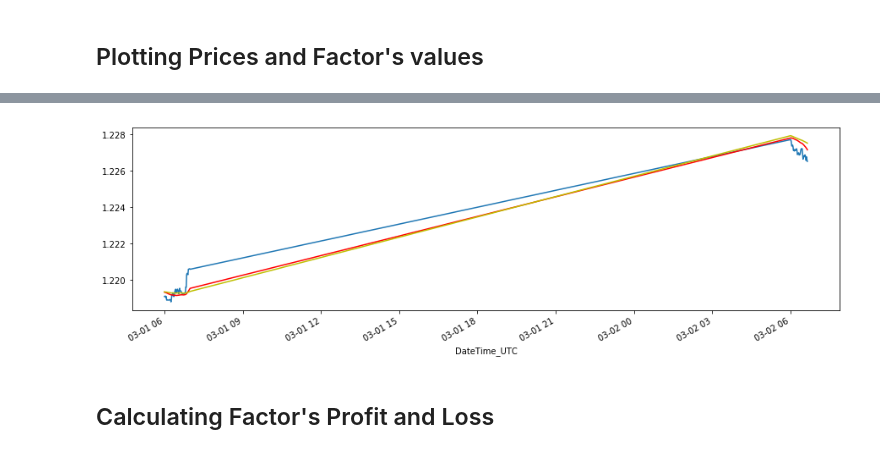
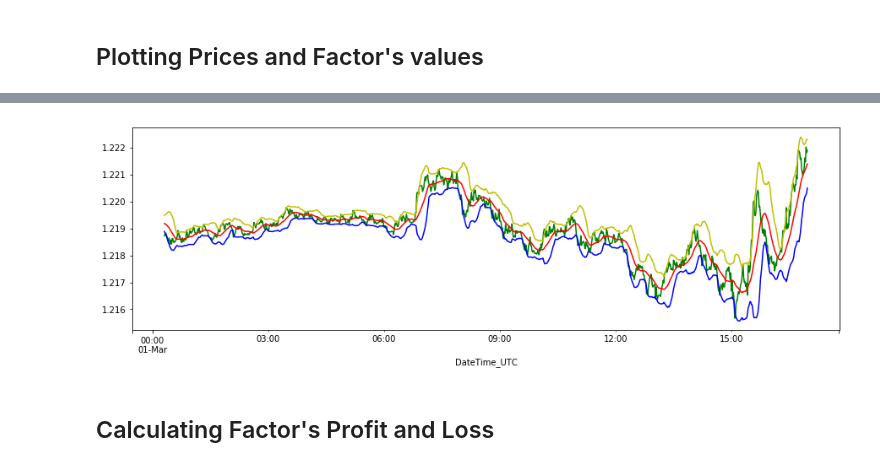
Before and after one commit to radocisar/JupyterGit, a Jupyter notebook: FX_Analysis/FX_Data_Analysis.ipynb, the cells around one changed output, grey strips where cells are left out. Cells and saved outputs as stored; diff of their text form; code cells hidden in the pictures.

```diff
--- a/FX_Analysis/FX_Data_Analysis.ipynb
+++ b/FX_Analysis/FX_Data_Analysis.ipynb
@@ -83,10 +88,15 @@ min_1_analyzed_df.head()
 # %% [markdown]
 ### Calculate factors
 # %%
-min_1_analyzed_df["SMA10"] = min_1_analyzed_df["Close"].rolling(45).mean()
-min_1_analyzed_df["SMA20"] = min_1_analyzed_df["Close"].rolling(105).mean()
-min_1_analyzed_df["Close_vs_SMA20"] = min_1_analyzed_df["SMA20"] - min_1_analyzed_df["Close"]
-min_1_analyzed_df["SMA10_vs_SMA20"] = min_1_analyzed_df["SMA10"] - min_1_analyzed_df["SMA20"]
-min_1_analyzed_df["SMA10_vs_SMA20_Shifted"] = min_1_analyzed_df["SMA10_vs_SMA20"].shift(1)
-min_1_analyzed_df.head()
+min_1_analyzed_df["Middle_Band"] = min_1_analyzed_df["Close"].rolling(20).mean()
+min_1_analyzed_df["Upper_Band"] = min_1_analyzed_df["Middle_Band"] + (min_1_analyzed_df["Close"].rolling(20).std()*2)
+min_1_analyzed_df["Lower_Band"] = min_1_analyzed_df["Middle_Band"] - (min_1_analyzed_df["Close"].rolling(20).std()*2)
+min_1_analyzed_df["Lower_Band_Shifted"] = min_1_analyzed_df["Lower_Band"].shift(1)
+min_1_analyzed_df["Upper_Band_Shifted"] = min_1_analyzed_df["Upper_Band"].shift(1)
+min_1_analyzed_df["Is_Prev_Cndl_Up"] = (min_1_analyzed_df["Close"].shift(1) - min_1_analyzed_df["Open"].shift(1)) >= 0)
+min_1_analyzed_df["Five_per_std"] = min_1_analyzed_df["Close"].rolling(5).std()
+
+# min_1_analyzed_df["SMA10_vs_SMA20"] = min_1_analyzed_df["SMA10"] - min_1_analyzed_df["SMA20"]
+# min_1_analyzed_df["SMA10_vs_SMA20_Shifted"] = min_1_analyzed_df["SMA10_vs_SMA20"].shift(1)
+min_1_analyzed_df.head(25)
 # %% [output]
@@ -160,5 +199,5 @@ min_1_analyzed_df.head(100)
 # %%
-class po:
+class pos_open:
 
     is_position_open = False
 
@@ -170,21 +209,21 @@ class po:
             cls.is_position_open = False
 
 def enter_factor(row):
-    if (row.SMA10_vs_SMA20 < 0) & (row.Close_vs_SMA20 > 0) & (row.SMA10_vs_SMA20_Shifted >= 0) & (po.is_position_open == False):
+    if (row.SMA10_vs_SMA20 < 0) & (row.Close_vs_SMA20 > 0) & (row.SMA10_vs_SMA20_Shifted >= 0) & (pos_open.is_position_open == False):
         entry = True
     else:
         entry = False
     return entry
 
 def take_profit(row):
-    if (row.Close_vs_SMA20 < 0) & (po.is_position_open == True):
+    if (row.Close_vs_SMA20 < 0) & (pos_open.is_position_open == True):
         take_prft = True
     else:
         take_prft = False
     return take_prft
 
 # def stop_loss(row):
-#     if (row.Close_vs_SMA20 < 0) & (po.is_position_open == True):
+#     if (row.Close_vs_SMA20 < 0) & (pos_open.is_position_open == True):
 #         stop_lss = True
 #     else:
 #         stop_lss = False
@@ -192,24 +231,24 @@ def take_profit(row):
 
 def action_func(row):
 
-    #rtn = str(po.is_position_open)
+    #rtn = str(pos_open.is_position_open)
 
     # Enter position
     if enter_factor(row):
-        po.position_opened(opened=True)
-        #rtn = rtn + "_" + str(po.is_position_open)
+        pos_open.position_opened(opened=True)
+        #rtn = rtn + "_" + str(pos_open.is_position_open)
         return "Entered" #+ "_" + rtn
         #print("3")
 
     # Check if exit criteria has been met
     elif take_profit(row):
-        po.position_opened(opened=False)
-        #rtn = rtn + "_" + str(po.is_position_open)
+        pos_open.position_opened(opened=False)
+        #rtn = rtn + "_" + str(pos_open.is_position_open)
         return "Took Profit" #+ "_" + rtn
 
     # Check if exit criteria has been met
 #     elif stop_loss(row):
-#         po.position_opened(opened=False)
+#         pos_open.position_opened(opened=False)
 #         return "Stopped Out"
 
     else:
@@ -245,10 +284,11 @@ min_1_analyzed_df.head(50)
 
 fig = plt.figure(figsize=(15,15))
 ax1 = plt.subplot(3,1,1)
-min_1_analyzed_df["Close"].head(100).plot(ax=ax1)
+min_1_analyzed_df["Close"].head(1000).plot(ax=ax1, color="g")
 ax2 = plt.subplot(3,1,1)
-min_1_analyzed_df["SMA10"].head(100).plot(ax=ax1, color="r")
+min_1_analyzed_df["Middle Band"].head(1000).plot(ax=ax1, color="r")
 ax3 = plt.subplot(3,1,1)
-min_1_analyzed_df["SMA20"].head(100).plot(ax=ax1, color="y")
+min_1_analyzed_df["Upper Band"].head(1000).plot(ax=ax1, color="y")
+min_1_analyzed_df["Lower Band"].head(1000).plot(ax=ax1, color="b")
 plt.show()
 # %% [output]
@@ -255,4 +299,4 @@ plt.show()
-[figure, old version]
+[figure, new version]
 # %% [markdown]
 ## Calculating Factor's Profit and Loss
 # %%
```
Also changed, not shown: parts of 7 cells of this notebook.
